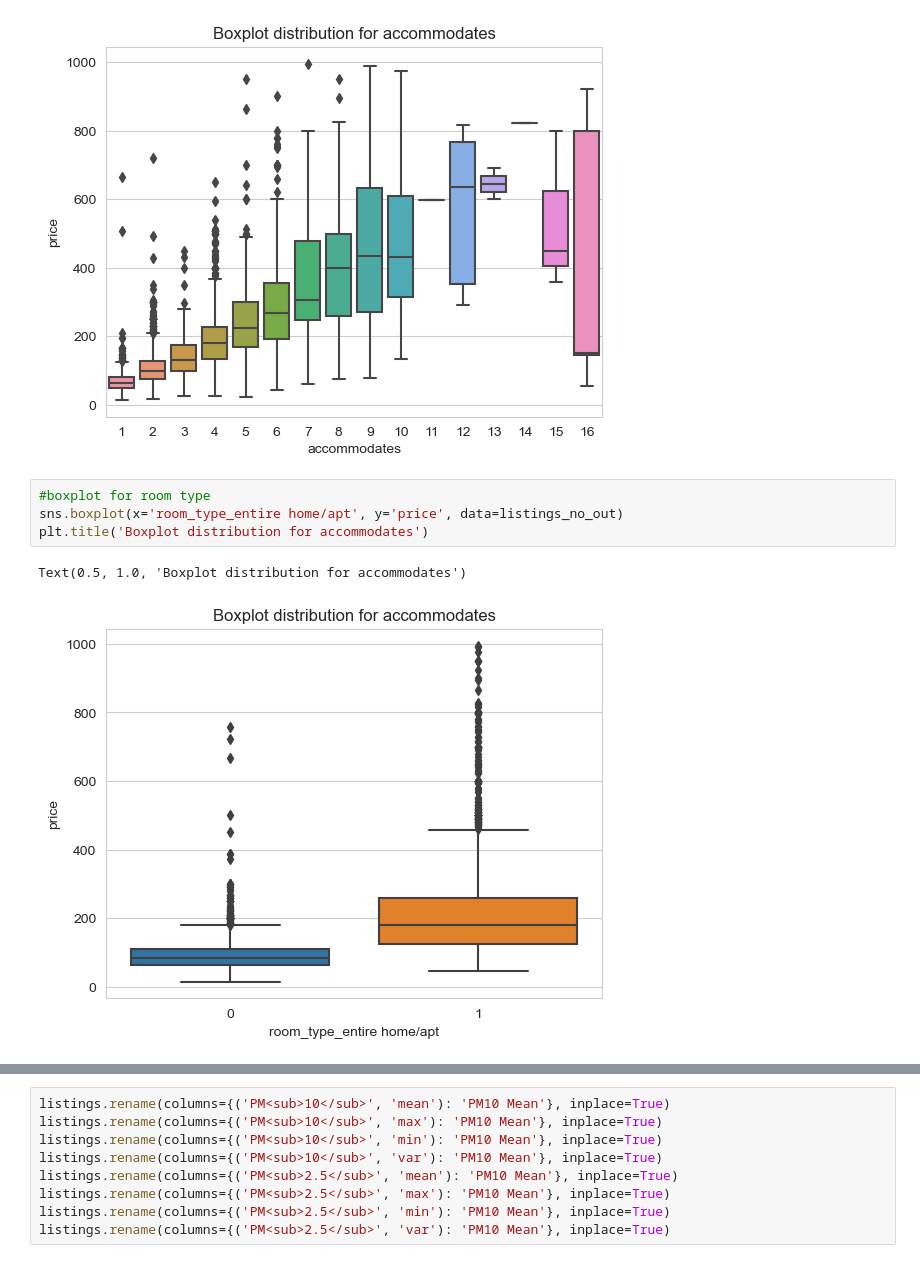
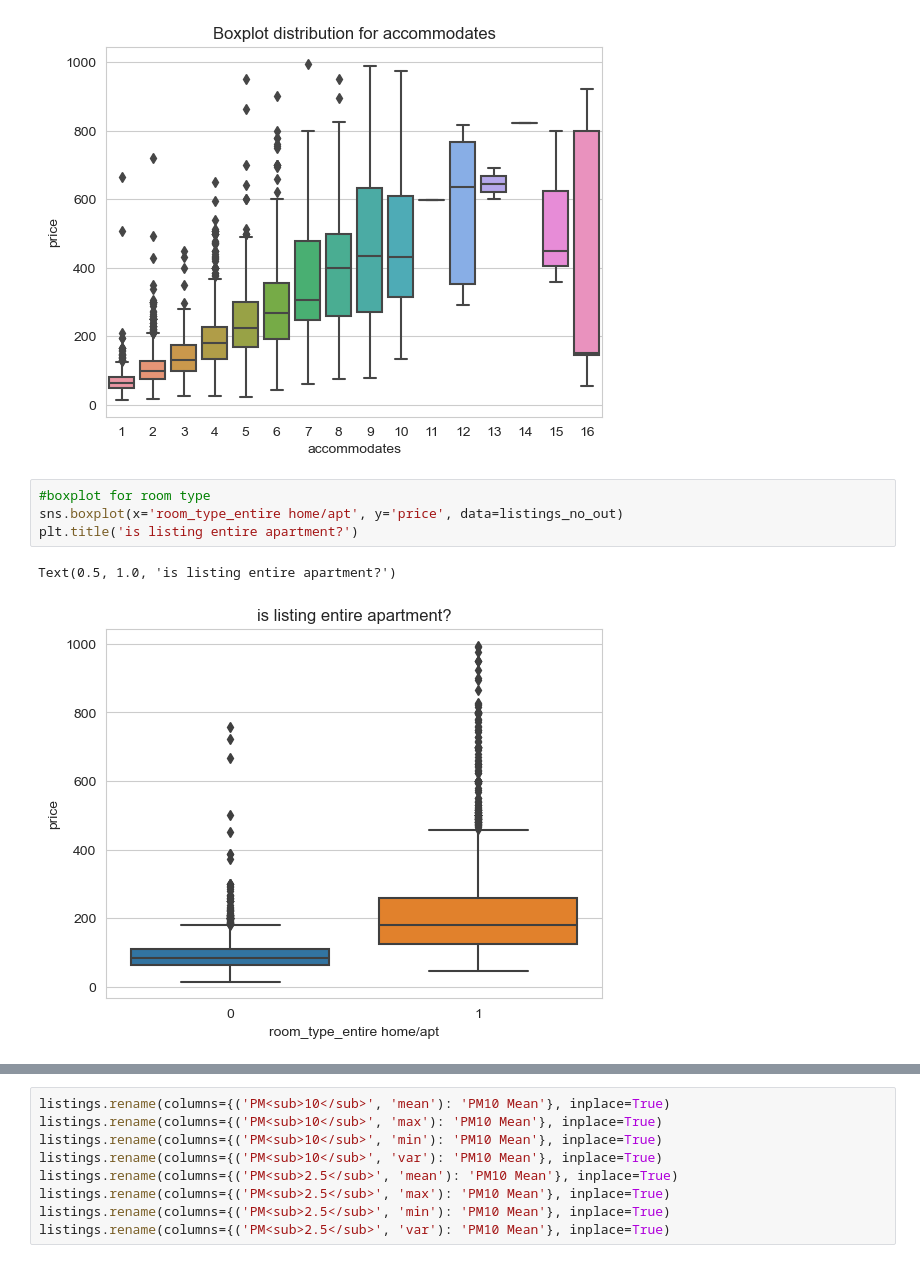
Before and after one commit to alexCCTcollege/Capstone, a Jupyter notebook: Transform.ipynb, the cells around one changed output, grey strips where cells are left out. Cells and saved outputs as stored; diff of their text form.

```diff
--- a/Transform.ipynb
+++ b/Transform.ipynb
@@ -715,7 +715,7 @@ plt.show()
 # %%
 #boxplot for room type
 sns.boxplot(x='room_type_entire home/apt', y='price', data=listings_no_out)
-plt.title('Boxplot distribution for accommodates')
+plt.title('is listing entire apartment?')
 # %% [output]
-Text(0.5, 1.0, 'Boxplot distribution for accommodates')
+Text(0.5, 1.0, 'is listing entire apartment?')
-[figure, old version]
+[figure, new version]
```
Also changed, not shown: parts of 3 cells of this notebook, 7 other files.
